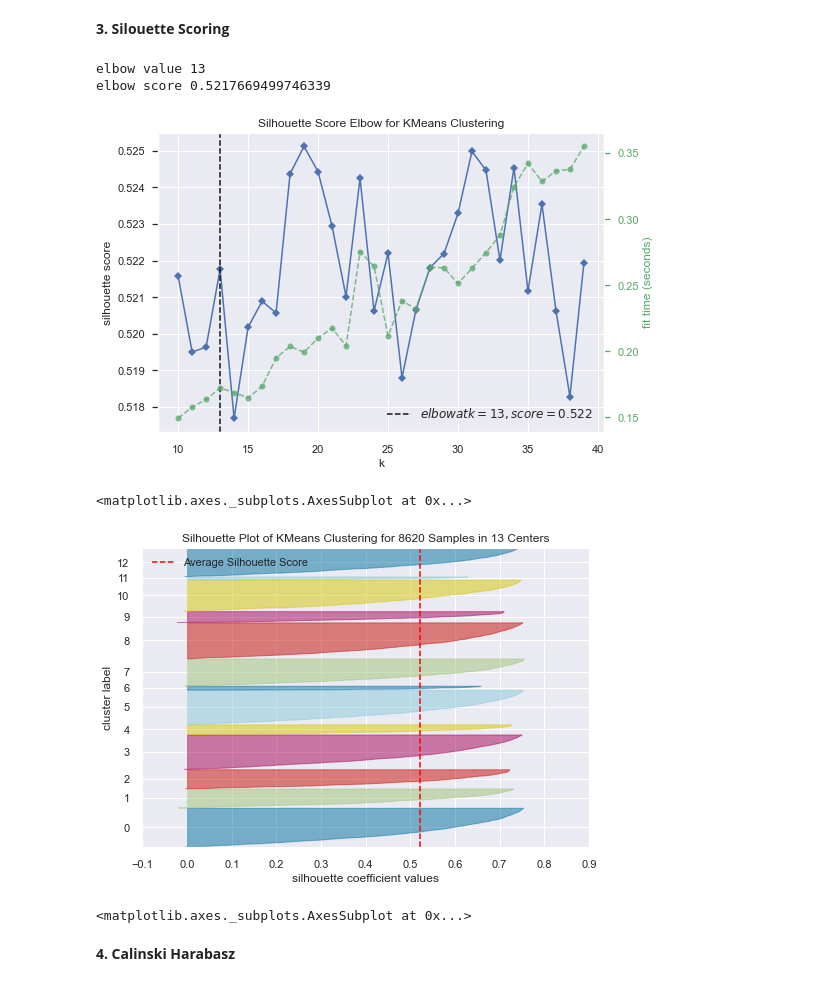
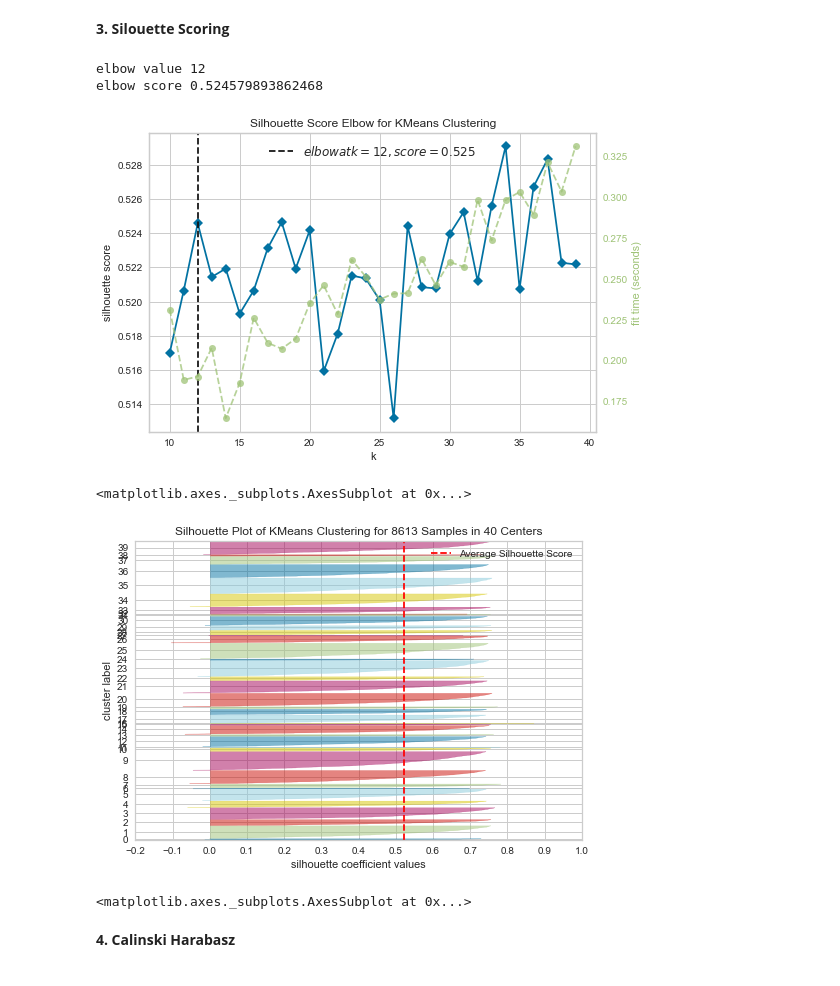
Before and after one commit to singhshraddha/ss-iotfunctions, a Jupyter notebook: notebooks/cblof-kmeans.ipynb, the cells around one changed output. Saved outputs shown, nothing was run; the diff lists cells and outputs as text; code cells hidden in the pictures.

```diff
--- a/notebooks/cblof-kmeans.ipynb
+++ b/notebooks/cblof-kmeans.ipynb
@@ -43,8 +88,8 @@ uncomment the data source you want to use
 # %%
 #Select (by uncommenting) a data source
 #datapath = '../data/AzureAnomalysample.csv'; datakey='Temperature'
-datapath = '../data/Armstark04714B6046D5.csv'; datakey='ArmstarkGoodData'
-#datapath='../data/Armstark04714B604101.csv'; datakey='ArmstarkBadData'
+#datapath = '../data/Armstark04714B6046D5.csv'; datakey='ArmstarkGoodData'
+datapath='../data/Armstark04714B604101.csv'; datakey='ArmstarkBadData'
 #datapath = '../data/Anomaly_Sample_data.csv'; datakey='SampleAnomalyData'
 # %% [markdown]
 **1. Data Processing**
@@ -162,21 +207,21 @@ print(f'elbow value {visualizer.elbow_value_}')
 print(f'elbow score {visualizer.elbow_score_}')
 visualizer.show()  # Finalize and render the figure
 # %% [output]
-elbow value 13
-elbow score 0.5217669499746339
+elbow value 12
+elbow score 0.524579893862468
-[figure, old version]
+[figure, new version]
 <matplotlib.axes._subplots.AxesSubplot at 0x...>
 # %%
 from yellowbrick.cluster import SilhouetteVisualizer
 
 # Instantiate the clustering model and visualizer
-model = KMeans(13, random_state=50)
+model = KMeans(40, random_state=50)
 visualizer = SilhouetteVisualizer(model, colors='yellowbrick')
 
 visualizer.fit(X)        # Fit the data to the visualizer
 visualizer.show()        # Finalize and render the figure
 # %% [output]
-[figure, old version]
+[figure, new version]
 <matplotlib.axes._subplots.AxesSubplot at 0x...>
 # %% [markdown]
 **4. Calinski Harabasz**
```
Also changed, not shown: parts of 16 cells of this notebook, 1 other file.
